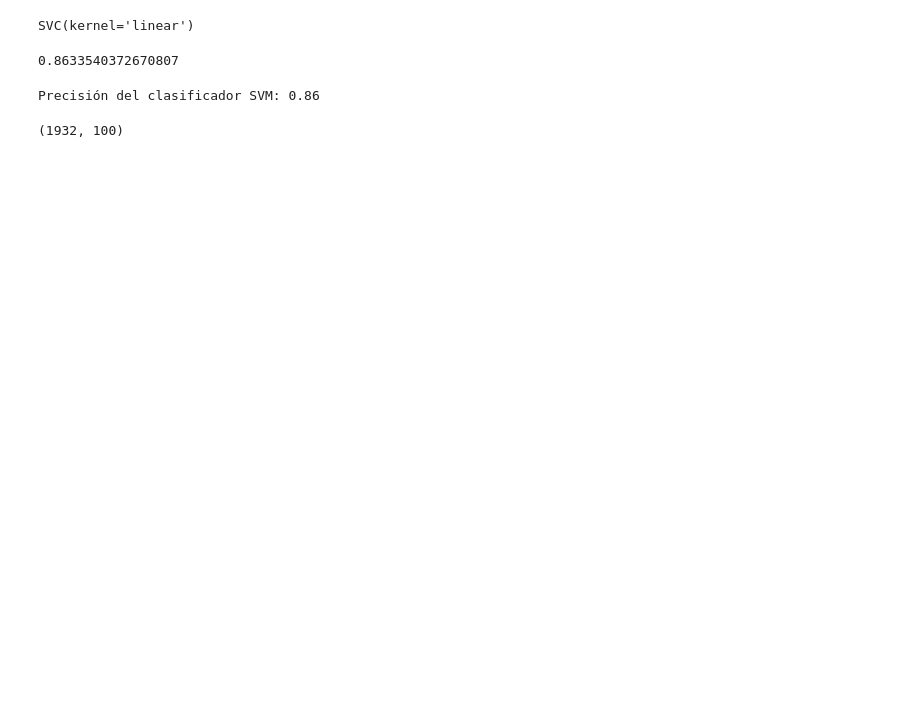
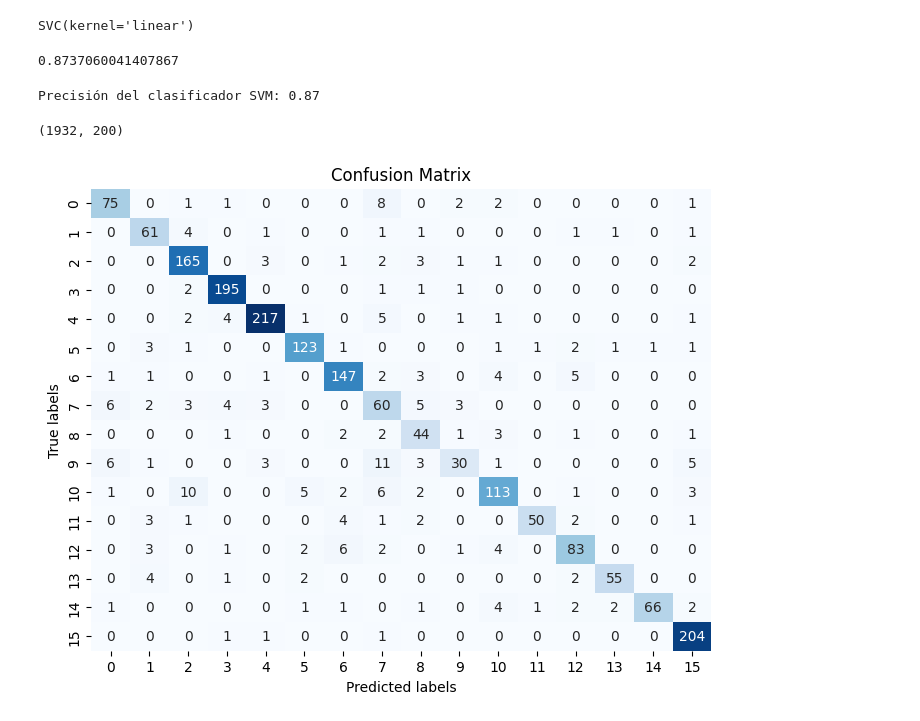
Before and after one commit to 06danielsms/micro_project_two, a Jupyter notebook: jupyter/Prueba_Andres_Lenis.ipynb, the cells around one changed output. Saved outputs shown, nothing was run; the diff lists cells and outputs as text; code cells hidden in the pictures; blank space fills up the shorter version.

Commit message:
confusion matrix

```diff
--- a/jupyter/Prueba_Andres_Lenis.ipynb
+++ b/jupyter/Prueba_Andres_Lenis.ipynb
@@ -184,7 +184,7 @@ x_train
 <7724x26859 sparse matrix of type '<class 'numpy.float64'>'
         with 401285 stored elements in Compressed Sparse Row format>
 # %%
-tsvd = TruncatedSVD(n_components=100)
+tsvd = TruncatedSVD(n_components=200)
 # %%
 tsvd.fit(x_train)
 # %% [output]
@@ -231,8 +231,8 @@ y_pred = svm_classifier.predict(x_test)
 accuracy = accuracy_score(y_test, y_pred)
 accuracy
 # %% [output]
-0.8633540372670807
+0.8737060041407867
 # %%
 print("Precisión del clasificador SVM: {:.2f}".format(accuracy))
 # %% [output]
-Precisión del clasificador SVM: 0.86
+Precisión del clasificador SVM: 0.87
@@ -239,4 +243,16 @@ Precisión del clasificador SVM: 0.86
 # %%
 x_test.shape
 # %% [output]
-(1932, 100)
+(1932, 200)
+# %%
+cm = confusion_matrix(y_test, y_pred)
+
+# Mostrar la matriz de confusión utilizando seaborn
+plt.figure(figsize=(8, 6))
+sns.heatmap(cm, annot=True, fmt="d", cmap="Blues", cbar=False)
+plt.xlabel('Predicted labels')
+plt.ylabel('True labels')
+plt.title('Confusion Matrix')
+plt.show()
+# %% [output]
+[figure, added]
```
Also changed, not shown: parts of 3 cells of this notebook.
